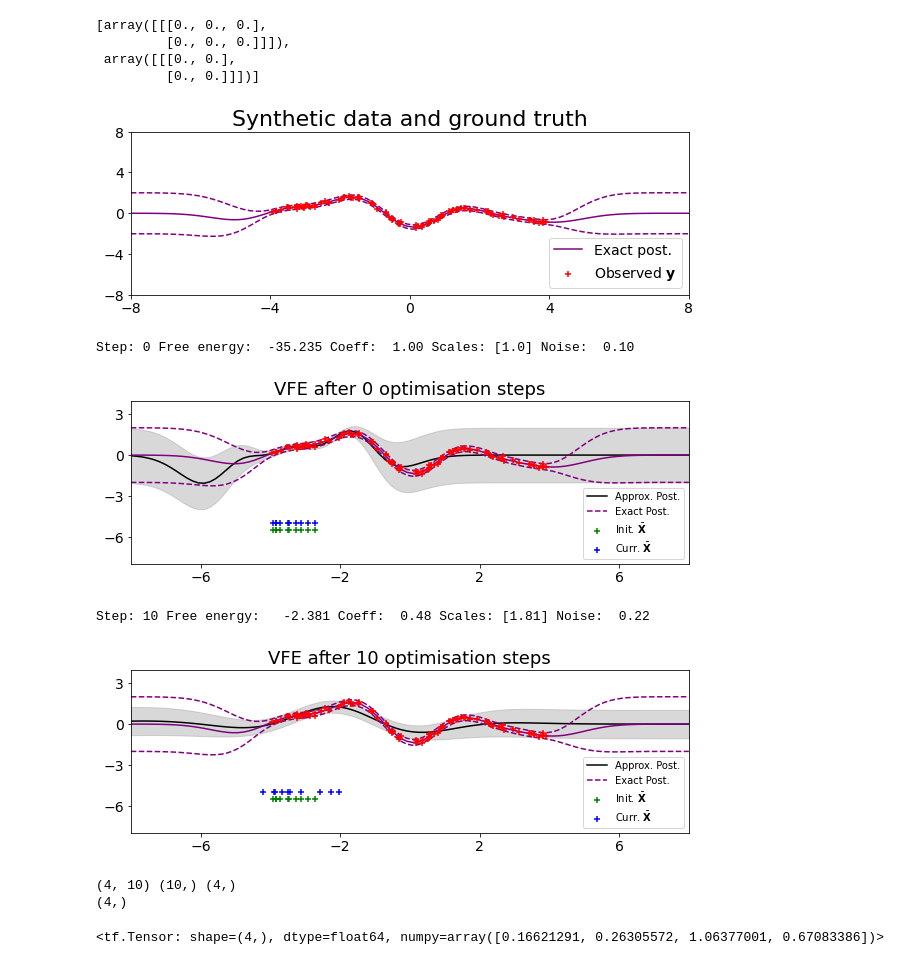
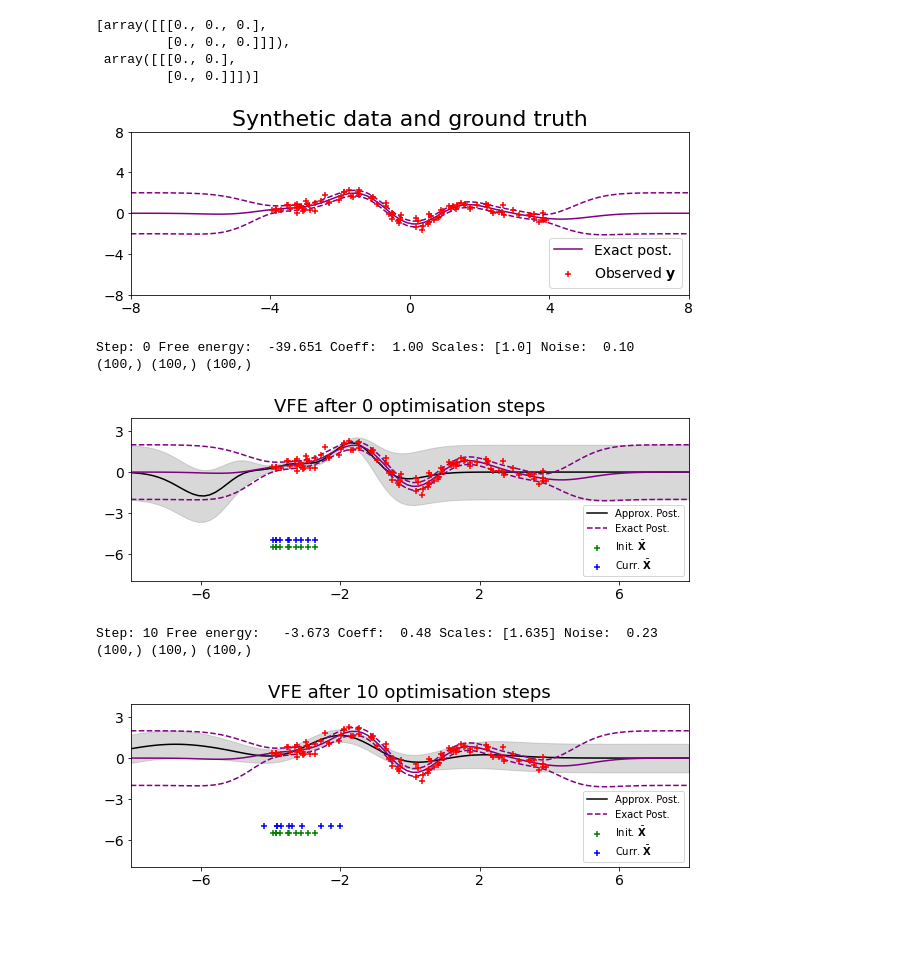
Before and after one commit to stratisMarkou/continuous-psrl, a Jupyter notebook: notebooks/scratch-env.ipynb, the cells around one changed output. Saved outputs shown, nothing was run; the diff lists cells and outputs as text; code cells hidden in the pictures; blank space fills up the shorter version.

Commit message:
debugging changes on gp model and covariance

```diff
--- a/notebooks/scratch-env.ipynb
+++ b/notebooks/scratch-env.ipynb
@@ -47,7 +51,7 @@ N = 100
 # EQ covariance hyperparameters
 log_coeff = 0.
 log_scale = 0.
-noise = 1e-2
+noise = 1e-1
 dim = 1
 
 # Initialise covariance
@@ -79,7 +83,7 @@ K_plot_diag = ground_truth_cov(x_plot, x_plot, diag=True)
 y_plot_mean = np.dot(K_plot_train, np.linalg.solve(K_train_train + I_noise, y_train))[:, 0]
 f_plot_var = K_plot_diag - np.diag(np.dot(K_plot_train,
                                    np.linalg.solve(K_train_train + I_noise, K_train_plot)))
-y_plot_var = f_plot_var + noise
+y_plot_var = f_plot_var + noise ** 2
 y_plot_std = y_plot_var ** 0.5
 # %%
 # Plot inducing points and observed data
@@ -106,10 +110,11 @@ plt.legend(loc='lower right', fontsize=14)
 plt.xlim([-8., 8.])
 plt.show()
 # %% [output]
-[figure, old version]
+[figure, new version]
 # %%
 def plot(model,
          ground_truth_cov,
+         ground_truth_noise,
          x_pred,
          x_train,
          y_train,
@@ -117,7 +122,7 @@ def plot(model,
          step):
 
     # Get exact and approximate posterior predictive
-    vfe_mean, vfe_var = model.post_pred(x_pred)
+    vfe_mean, vfe_cov = model.post_pred(x_pred)
 
     # Covariances between inducing points and input locations
     K_train_plot = ground_truth_cov(x_train, x_plot)
@@ -126,15 +131,15 @@ def plot(model,
 
     # Mean and standard deviation of y_plot | f_ind, x_plot
     exact_mean = np.dot(K_plot_train, np.linalg.solve(K_train_train + I_noise, y_train))[:, 0]
-    exact_var = K_plot_diag - np.diag(np.dot(K_plot_train,
-                                       np.linalg.solve(K_train_train + I_noise, K_train_plot)))
-    exact_std = (exact_var + noise) ** 0.5
+    exact_cov = K_plot_diag - np.dot(K_plot_train, np.linalg.solve(K_train_train + I_noise, K_train_plot))
+    exact_var = np.diagonal(exact_cov)
+    exact_std = (exact_var + ground_truth_noise ** 2) ** 0.5
 
     x_pred = x_pred[:, 0].numpy()
     x_ind = model.x_ind[:, 0].numpy()
 
     vfe_mean = vfe_mean.numpy()
-    vfe_var = vfe_var.numpy()
+    vfe_var = tf.linalg.diag_part(vfe_cov).numpy()
 
     plt.figure(figsize=(10, 3))
 
@@ -145,6 +150,7 @@ def plot(model,
              zorder=1,
              label='Approx. Post.')
 
+    print(vfe_mean.shape, vfe_var.shape, x_pred.shape)
     plt.fill_between(x_pred,
                      vfe_mean - 2 * vfe_var ** 0.5,
                      vfe_mean + 2 * vfe_var ** 0.5,
@@ -206,6 +212,7 @@ def plot(model,
 def print_info(model, step):
 
     free_energy = model.free_energy()
+
     print(f'Step: {step:5>} '
           f'Free energy: {free_energy.numpy():8.3f} '
           f'Coeff: {model.cov.coeff.numpy():5.2f} '
@@ -253,40 +260,37 @@ vfe_gp = VFEGP(mean=mean,
 
 num_steps = 10
 optimizer = tf.keras.optimizers.Adam(1e-1)
 
 x_pred = tf.linspace(-8., 8., 100)[:, None]
 x_pred = tf.cast(x_pred, dtype=dtype)
 
 for step in range(num_steps + 1):
 
     with tf.GradientTape() as tape:
 
         free_energy = vfe_gp.free_energy()
         loss = - free_energy
 
         # Print information and plot at start and end
         if step % num_steps == 0:
 
             print_info(vfe_gp, step)
 
             plot(vfe_gp,
                  ground_truth_cov,
+                 noise,
                  x_pred,
                  x_train,
                  y_train,
                  x_ind,
                  step)
 
     gradients = tape.gradient(loss, vfe_gp.trainable_variables)
     optimizer.apply_gradients(zip(gradients, vfe_gp.trainable_variables))
 # %% [output]
-Step: 0 Free energy:  -35.235 Coeff:  1.00 Scales: [1.0] Noise:  0.10
+Step: 0 Free energy:  -39.651 Coeff:  1.00 Scales: [1.0] Noise:  0.10
+(100,) (100,) (100,)
-[figure, old version]
+[figure, new version]
-Step: 10 Free energy:   -2.381 Coeff:  0.48 Scales: [1.81] Noise:  0.22
+Step: 10 Free energy:   -3.673 Coeff:  0.48 Scales: [1.635] Noise:  0.23
+(100,) (100,) (100,)
-[figure, old version]
+[figure, new version]
-# %%
-vfe_gp.sample_posterior(num_features=200)(x_ind[:4, :], add_noise=False)
-# %% [output]
-(4, 10) (10,) (4,)
-(4,)
-<tf.Tensor: shape=(4,), dtype=float64, numpy=array([0.16621291, 0.26305572, 1.06377001, 0.67083386])>
```
Also changed, not shown: parts of 11 cells of this notebook, 3 other files.
